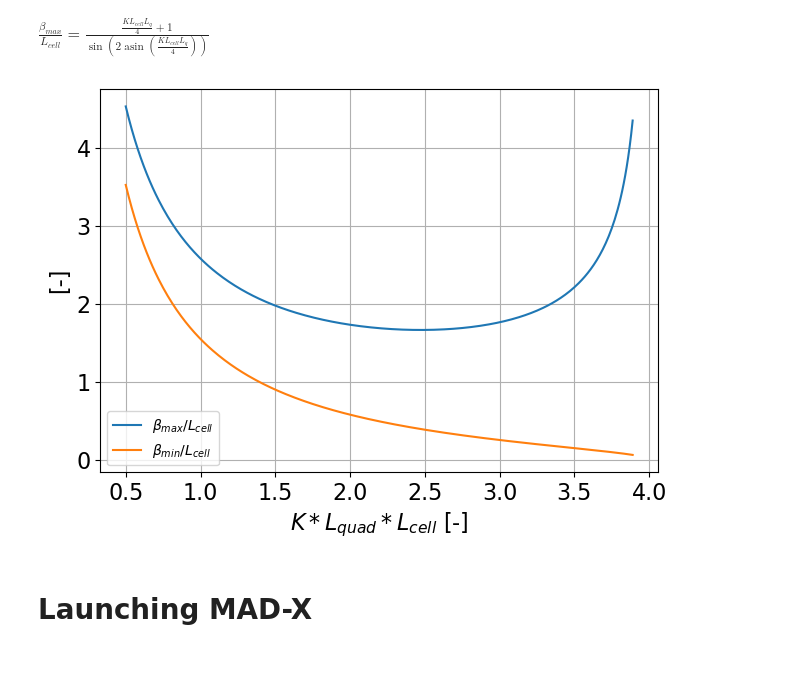
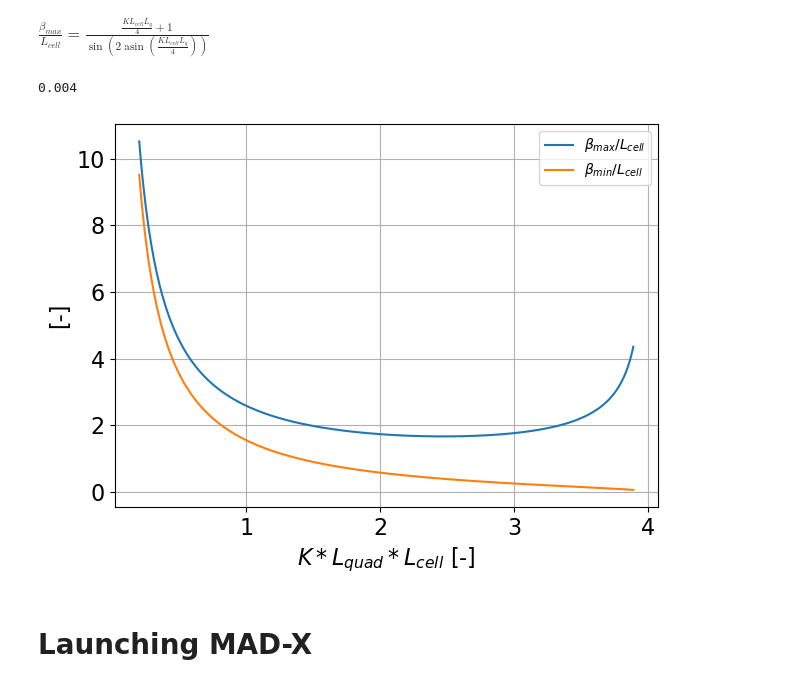
Before and after one commit to fusterma/JUAS2024, a Jupyter notebook: Tutorial2/Tutorial2_solutions.ipynb, the cells around one changed output. Cells and saved outputs as stored; diff of their text form; code cells hidden in the pictures.

```diff
--- a/Tutorial2/Tutorial2_solutions.ipynb
+++ b/Tutorial2/Tutorial2_solutions.ipynb
@@ -54,24 +54,28 @@ $\displaystyle \frac{\beta_{min}}{L_{cell}} = \frac{- \frac{K L_{cell} L_{q}}{4}
 sp.Eq(bmax/Lc,(1+(K*Lq*Lc/4))/(sp.sin(2*sp.asin(K*Lq*Lc/4))))
 # %% [output]
 $\displaystyle \frac{\beta_{max}}{L_{cell}} = \frac{\frac{K L_{cell} L_{q}}{4} + 1}{\sin{\left(2 \operatorname{asin}{\left(\frac{K L_{cell} L_{q}}{4} \right)} \right)}}$
+# %%
+2/100/5
+# %% [output]
+0.004
 # %%
 plt.rcParams['savefig.dpi'] = 100
 plt.rcParams['figure.dpi'] = 100
 
-x=np.arange(0.5,3.90,0.01)
+x=np.arange(0.2,3.90,0.01)
 betamax=(1+(x/4))/(np.sin(2*np.arcsin(x/4)))
 betamin=(1-(x/4))/(np.sin(2*np.arcsin(x/4)))
 fig, ax1 = plt.subplots()
 ax1.plot(x,betamax,'-',label=r"$\beta_{max}/L_{cell}$")
 ax1.plot(x,betamin,'-',label=r"$\beta_{min}/L_{cell}$")
 ax1.set_ylabel("[-]", fontsize=16)
 ax1.set_xlabel("$K*L_{quad}*L_{cell}$ [-]", fontsize=16)
 plt.grid()
 plt.legend()
 plt.tick_params(axis='both', labelsize=16)
 plt.tight_layout()
 # %% [output]
-[figure, old version]
+[figure, new version]
 # %% [markdown]
 # Launching MAD-X
 # %%
```
Also changed, not shown: parts of 16 cells of this notebook, 6 other files.
